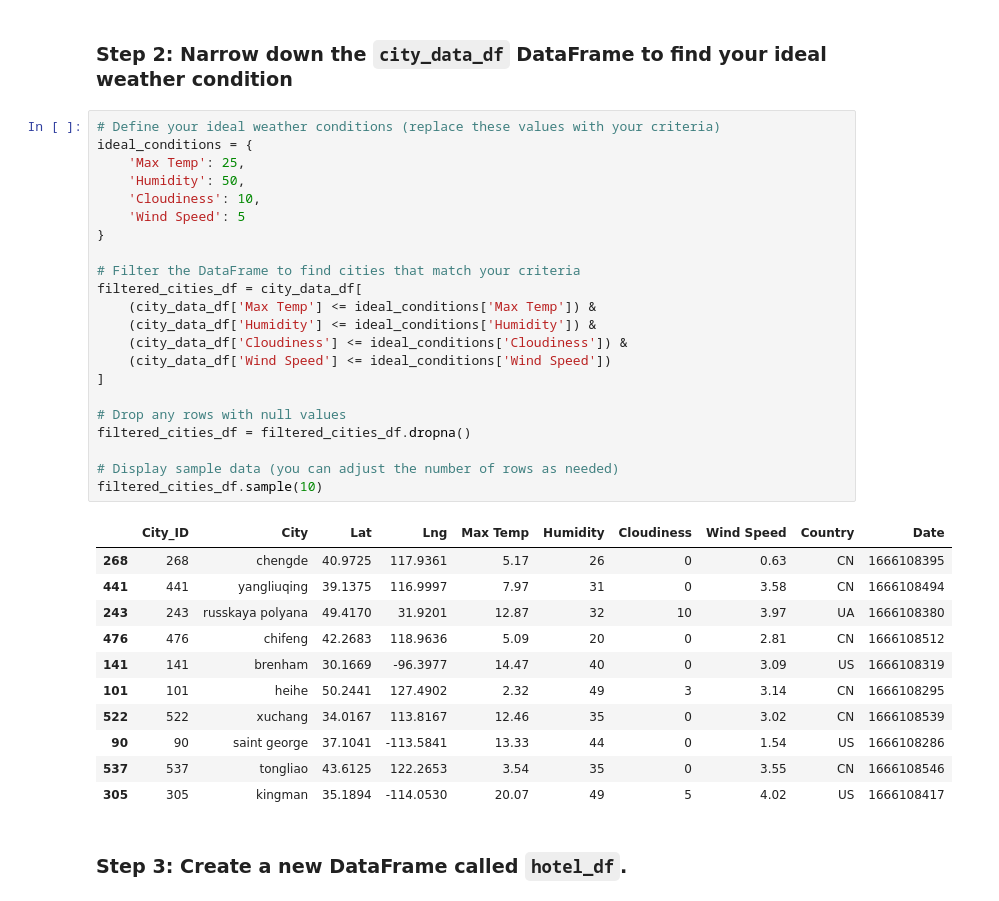
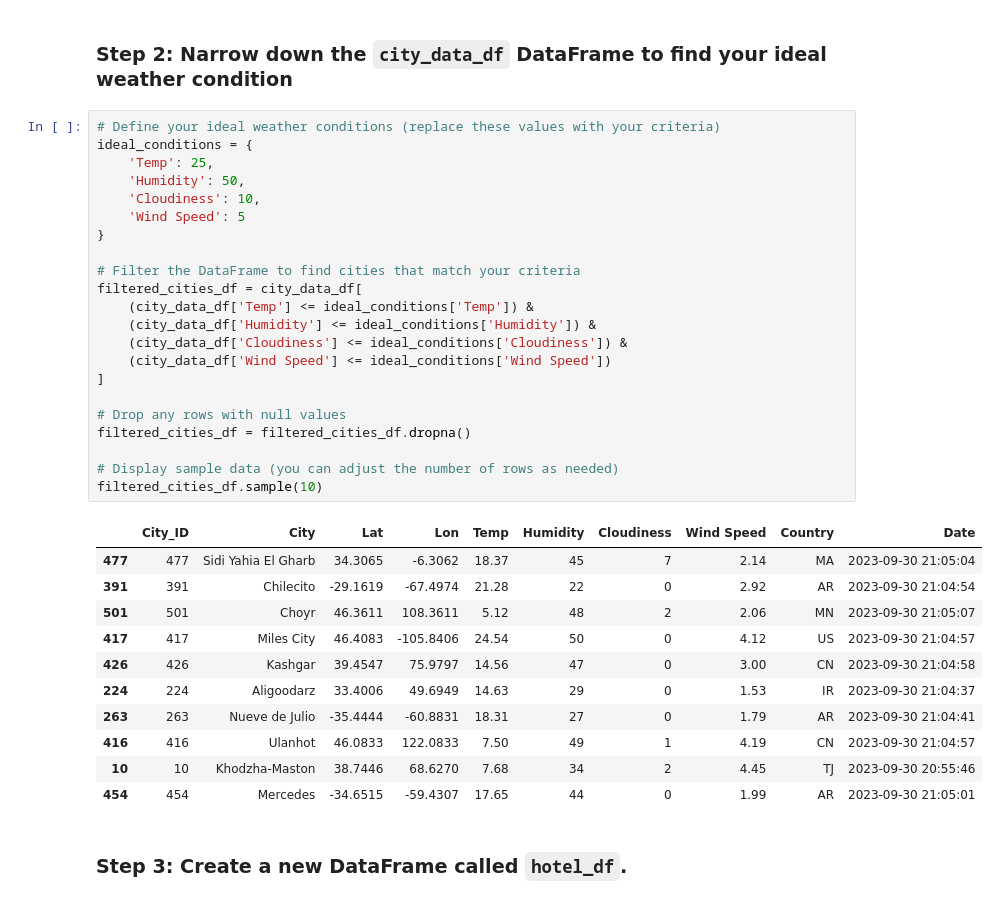
Before and after one commit to Arnawutu/python-api-challenge, a Jupyter notebook: Main_Code/VacationPy.ipynb, the cells around one changed output. Cells and saved outputs as stored; diff of their text form.

```diff
--- a/Main_Code/VacationPy.ipynb
+++ b/Main_Code/VacationPy.ipynb
@@ -72,37 +72,37 @@ m
 # %%
 # Define your ideal weather conditions (replace these values with your criteria)
 ideal_conditions = {
-    'Max Temp': 25,
+    'Temp': 25,
     'Humidity': 50,
     'Cloudiness': 10,
     'Wind Speed': 5
 }
 
 # Filter the DataFrame to find cities that match your criteria
 filtered_cities_df = city_data_df[
-    (city_data_df['Max Temp'] <= ideal_conditions['Max Temp']) &
+    (city_data_df['Temp'] <= ideal_conditions['Temp']) &
     (city_data_df['Humidity'] <= ideal_conditions['Humidity']) &
     (city_data_df['Cloudiness'] <= ideal_conditions['Cloudiness']) &
     (city_data_df['Wind Speed'] <= ideal_conditions['Wind Speed'])
 ]
 
 # Drop any rows with null values
 filtered_cities_df = filtered_cities_df.dropna()
 
 # Display sample data (you can adjust the number of rows as needed)
 filtered_cities_df.sample(10)
 # %% [output]
-|  | City_ID | City | Lat | Lng | Max Temp | Humidity | Cloudiness | Wind Speed | Country | Date |
-| 268 | 268 | chengde | 40.9725 | 117.9361 | 5.17 | 26 | 0 | 0.63 | CN | 1666108395 |
-| 441 | 441 | yangliuqing | 39.1375 | 116.9997 | 7.97 | 31 | 0 | 3.58 | CN | 1666108494 |
-| 243 | 243 | russkaya polyana | 49.4170 | 31.9201 | 12.87 | 32 | 10 | 3.97 | UA | 1666108380 |
-| 476 | 476 | chifeng | 42.2683 | 118.9636 | 5.09 | 20 | 0 | 2.81 | CN | 1666108512 |
-| 141 | 141 | brenham | 30.1669 | -96.3977 | 14.47 | 40 | 0 | 3.09 | US | 1666108319 |
-| 101 | 101 | heihe | 50.2441 | 127.4902 | 2.32 | 49 | 3 | 3.14 | CN | 1666108295 |
-| 522 | 522 | xuchang | 34.0167 | 113.8167 | 12.46 | 35 | 0 | 3.02 | CN | 1666108539 |
-| 90 | 90 | saint george | 37.1041 | -113.5841 | 13.33 | 44 | 0 | 1.54 | US | 1666108286 |
-| 537 | 537 | tongliao | 43.6125 | 122.2653 | 3.54 | 35 | 0 | 3.55 | CN | 1666108546 |
-| 305 | 305 | kingman | 35.1894 | -114.0530 | 20.07 | 49 | 5 | 4.02 | US | 1666108417 |
+|  | City_ID | City | Lat | Lon | Temp | Humidity | Cloudiness | Wind Speed | Country | Date |
+| 477 | 477 | Sidi Yahia El Gharb | 34.3065 | -6.3062 | 18.37 | 45 | 7 | 2.14 | MA | 2023-09-30 21:05:04 |
+| 391 | 391 | Chilecito | -29.1619 | -67.4974 | 21.28 | 22 | 0 | 2.92 | AR | 2023-09-30 21:04:54 |
+| 501 | 501 | Choyr | 46.3611 | 108.3611 | 5.12 | 48 | 2 | 2.06 | MN | 2023-09-30 21:05:07 |
+| 417 | 417 | Miles City | 46.4083 | -105.8406 | 24.54 | 50 | 0 | 4.12 | US | 2023-09-30 21:04:57 |
+| 426 | 426 | Kashgar | 39.4547 | 75.9797 | 14.56 | 47 | 0 | 3.00 | CN | 2023-09-30 21:04:58 |
+| 224 | 224 | Aligoodarz | 33.4006 | 49.6949 | 14.63 | 29 | 0 | 1.53 | IR | 2023-09-30 21:04:37 |
+| 263 | 263 | Nueve de Julio | -35.4444 | -60.8831 | 18.31 | 27 | 0 | 1.79 | AR | 2023-09-30 21:04:41 |
+| 416 | 416 | Ulanhot | 46.0833 | 122.0833 | 7.50 | 49 | 1 | 4.19 | CN | 2023-09-30 21:04:57 |
+| 10 | 10 | Khodzha-Maston | 38.7446 | 68.6270 | 7.68 | 34 | 2 | 4.45 | TJ | 2023-09-30 20:55:46 |
+| 454 | 454 | Mercedes | -34.6515 | -59.4307 | 17.65 | 44 | 0 | 1.99 | AR | 2023-09-30 21:05:01 |
 # %% [markdown]
 ### Step 3: Create a new DataFrame called `hotel_df`.
 # %%
```
Also changed, not shown: parts of 5 cells of this notebook, 8 other files.
